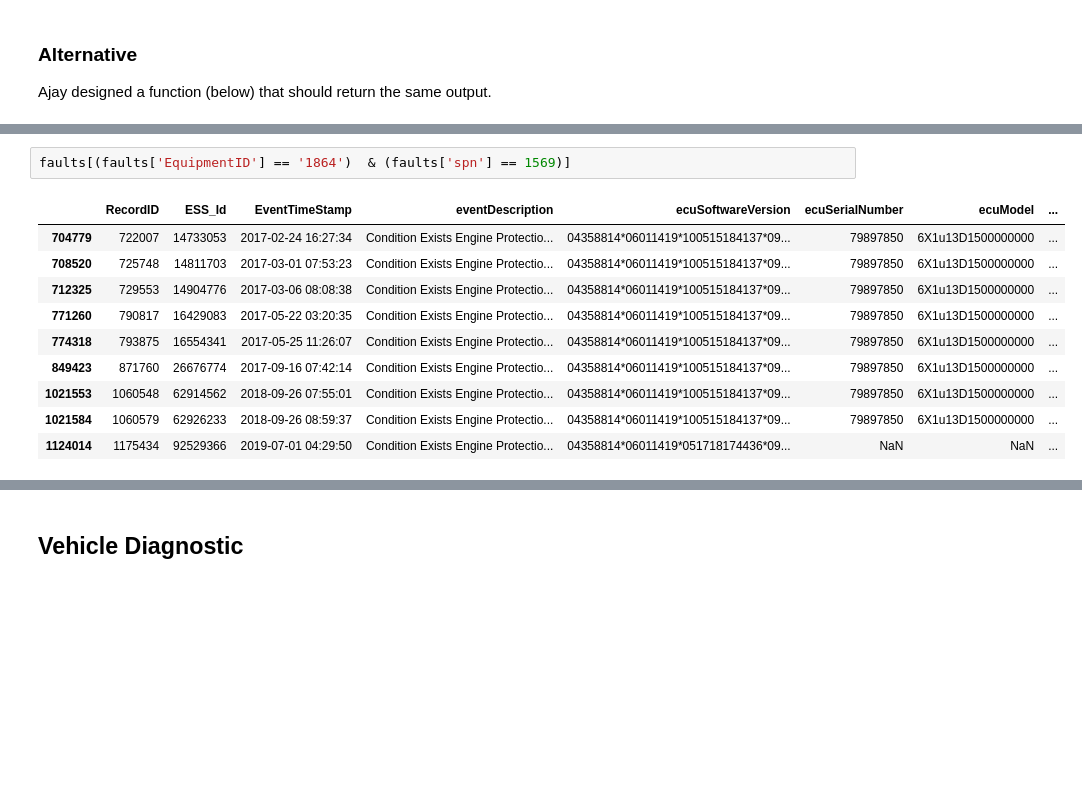
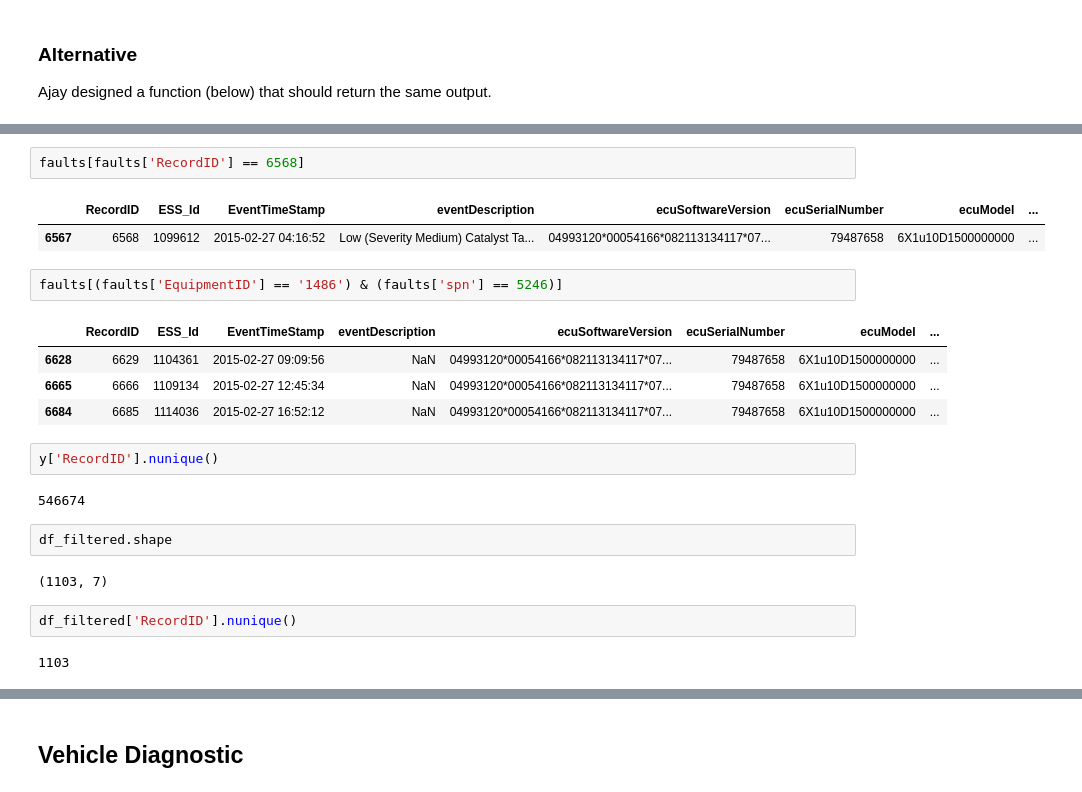
Before and after one commit to tomoumer/big_g_express-elden_ring, a Jupyter notebook: notebooks/data_exploration.ipynb, the cells around one changed output, grey strips where cells are left out. Cells and saved outputs as stored; diff of their text form; blank space fills up the shorter version.

```diff
--- a/notebooks/data_exploration.ipynb
+++ b/notebooks/data_exploration.ipynb
@@ -349,13 +368,24 @@ df_filtered.shape
+# %%
+faults[faults['RecordID'] == 6568]
+# %% [output]
+|  | RecordID | ESS_Id | EventTimeStamp | eventDescription | ecuSoftwareVersion | ecuSerialNumber | ecuModel | ... |
+| 6567 | 6568 | 1099612 | 2015-02-27 04:16:52 | Low (Severity Medium) Catalyst Ta... | 04993120*00054166*082113134117*07... | 79487658 | 6X1u10D1500000000 | ... |
 # %%
-faults[(faults['EquipmentID'] == '1864')  & (faults['spn'] == 1569)]
+faults[(faults['EquipmentID'] == '1486') & (faults['spn'] == 5246)]
 # %% [output]
 |  | RecordID | ESS_Id | EventTimeStamp | eventDescription | ecuSoftwareVersion | ecuSerialNumber | ecuModel | ... |
-| 704779 | 722007 | 14733053 | 2017-02-24 16:27:34 | Condition Exists Engine Protectio... | 04358814*06011419*100515184137*09... | 79897850 | 6X1u13D1500000000 | ... |
-| 708520 | 725748 | 14811703 | 2017-03-01 07:53:23 | Condition Exists Engine Protectio... | 04358814*06011419*100515184137*09... | 79897850 | 6X1u13D1500000000 | ... |
-| 712325 | 729553 | 14904776 | 2017-03-06 08:08:38 | Condition Exists Engine Protectio... | 04358814*06011419*100515184137*09... | 79897850 | 6X1u13D1500000000 | ... |
-| 771260 | 790817 | 16429083 | 2017-05-22 03:20:35 | Condition Exists Engine Protectio... | 04358814*06011419*100515184137*09... | 79897850 | 6X1u13D1500000000 | ... |
-| 774318 | 793875 | 16554341 | 2017-05-25 11:26:07 | Condition Exists Engine Protectio... | 04358814*06011419*100515184137*09... | 79897850 | 6X1u13D1500000000 | ... |
-| 849423 | 871760 | 26676774 | 2017-09-16 07:42:14 | Condition Exists Engine Protectio... | 04358814*06011419*100515184137*09... | 79897850 | 6X1u13D1500000000 | ... |
-| 1021553 | 1060548 | 62914562 | 2018-09-26 07:55:01 | Condition Exists Engine Protectio... | 04358814*06011419*100515184137*09... | 79897850 | 6X1u13D1500000000 | ... |
-| 1021584 | 1060579 | 62926233 | 2018-09-26 08:59:37 | Condition Exists Engine Protectio... | 04358814*06011419*100515184137*09... | 79897850 | 6X1u13D1500000000 | ... |
-| 1124014 | 1175434 | 92529366 | 2019-07-01 04:29:50 | Condition Exists Engine Protectio... | 04358814*06011419*051718174436*09... | NaN | NaN | ... |
+| 6628 | 6629 | 1104361 | 2015-02-27 09:09:56 | NaN | 04993120*00054166*082113134117*07... | 79487658 | 6X1u10D1500000000 | ... |
+| 6665 | 6666 | 1109134 | 2015-02-27 12:45:34 | NaN | 04993120*00054166*082113134117*07... | 79487658 | 6X1u10D1500000000 | ... |
+| 6684 | 6685 | 1114036 | 2015-02-27 16:52:12 | NaN | 04993120*00054166*082113134117*07... | 79487658 | 6X1u10D1500000000 | ... |
+# %%
+y['RecordID'].nunique()
+# %% [output]
+546674
+# %%
+df_filtered.shape
+# %% [output]
+(1103, 7)
+# %%
+df_filtered['RecordID'].nunique()
+# %% [output]
+1103
```
Also changed, not shown: parts of 16 cells of this notebook.
